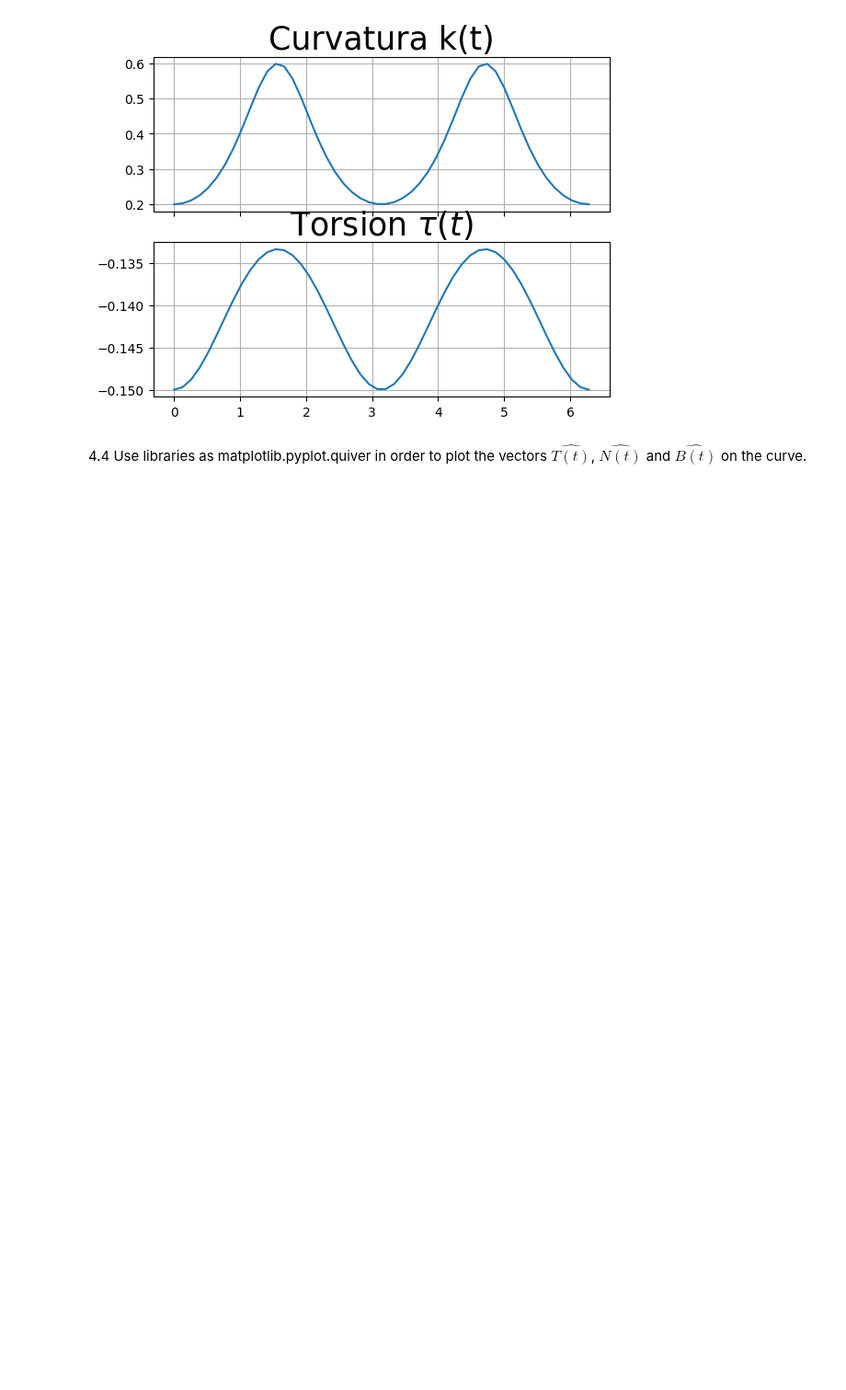
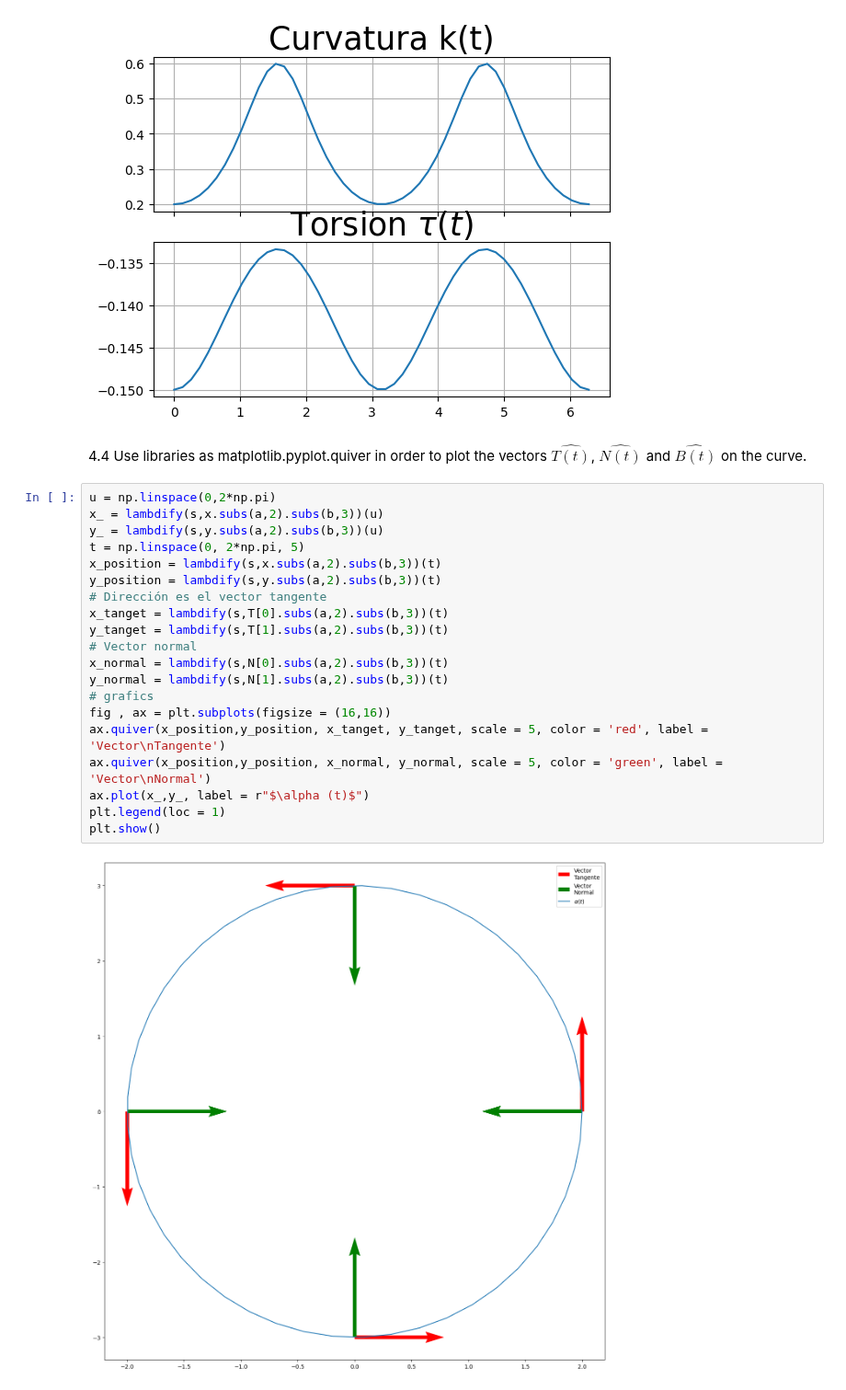
Before and after one commit to DayaVale/Geometria_Computacional, a Jupyter notebook: Homework3/Homework3.ipynb, the cells around one changed output. Shown at 92% size. Cells and saved outputs as stored; diff of their text form; blank space fills up the shorter version.

```diff
--- a/Homework3/Homework3.ipynb
+++ b/Homework3/Homework3.ipynb
@@ -166,3 +186,25 @@ ax2.grid(True)
 [figure]
 # %% [markdown]
 4.4 Use libraries as matplotlib.pyplot.quiver in order to plot the vectors $\hat{T(t)}$, $\hat{N(t)}$ and $\hat{B(t)}$ on the curve.
+# %%
+u = np.linspace(0,2*np.pi)
+x_ = lambdify(s,x.subs(a,2).subs(b,3))(u)
+y_ = lambdify(s,y.subs(a,2).subs(b,3))(u)
+t = np.linspace(0, 2*np.pi, 5)
+x_position = lambdify(s,x.subs(a,2).subs(b,3))(t)
+y_position = lambdify(s,y.subs(a,2).subs(b,3))(t)
+# Dirección es el vector tangente
+x_tanget = lambdify(s,T[0].subs(a,2).subs(b,3))(t)
+y_tanget = lambdify(s,T[1].subs(a,2).subs(b,3))(t)
+# Vector normal
+x_normal = lambdify(s,N[0].subs(a,2).subs(b,3))(t)
+y_normal = lambdify(s,N[1].subs(a,2).subs(b,3))(t)
+# grafics
+fig , ax = plt.subplots(figsize = (16,16))
+ax.quiver(x_position,y_position, x_tanget, y_tanget, scale = 5, color = 'red', label = 'Vector\nTangente')
+ax.quiver(x_position,y_position, x_normal, y_normal, scale = 5, color = 'green', label = 'Vector\nNormal')
+ax.plot(x_,y_, label = r"$\alpha (t)$")
+plt.legend(loc = 1)
+plt.show()
+# %% [output]
+[figure, added]
```
Also changed, not shown: parts of 2 cells of this notebook.
